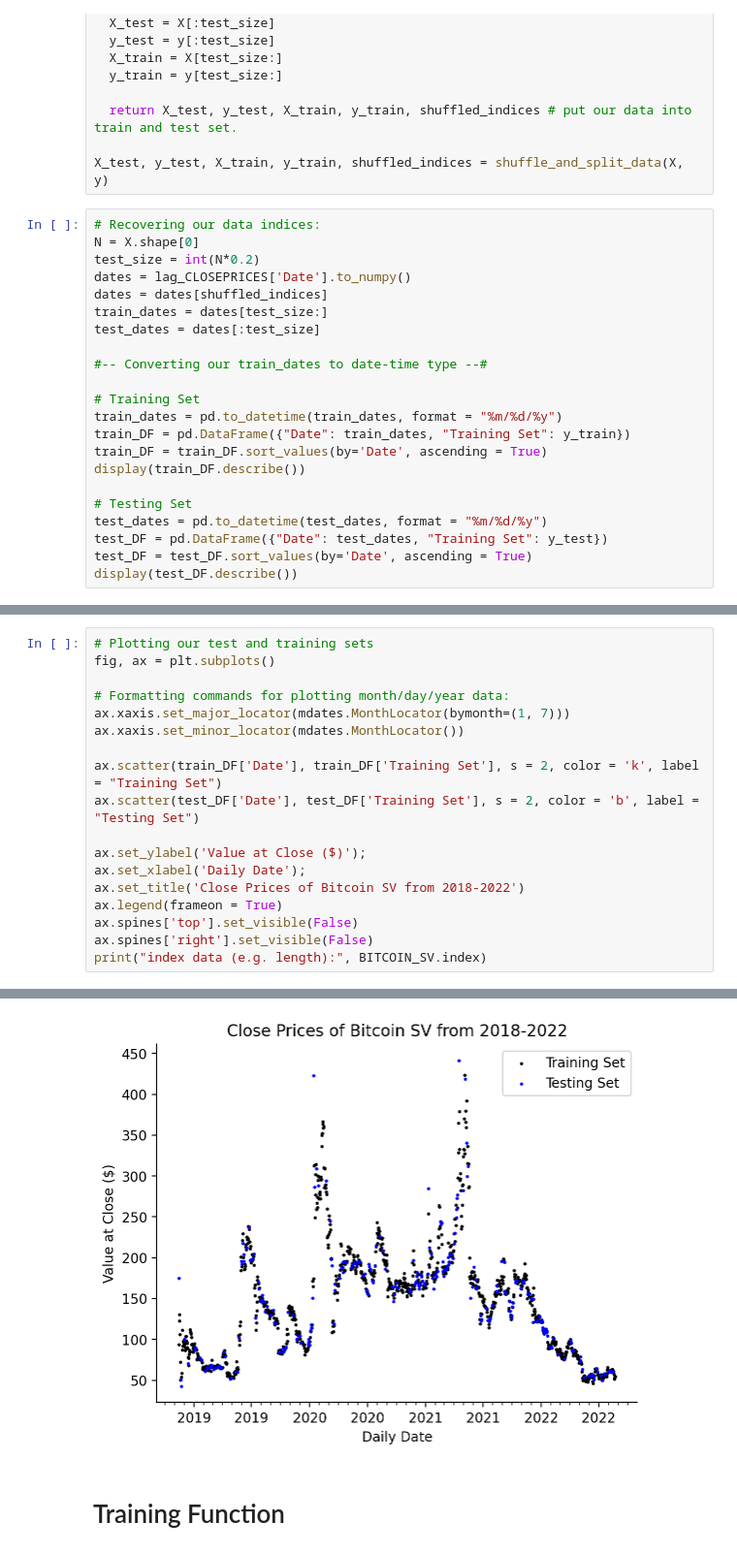
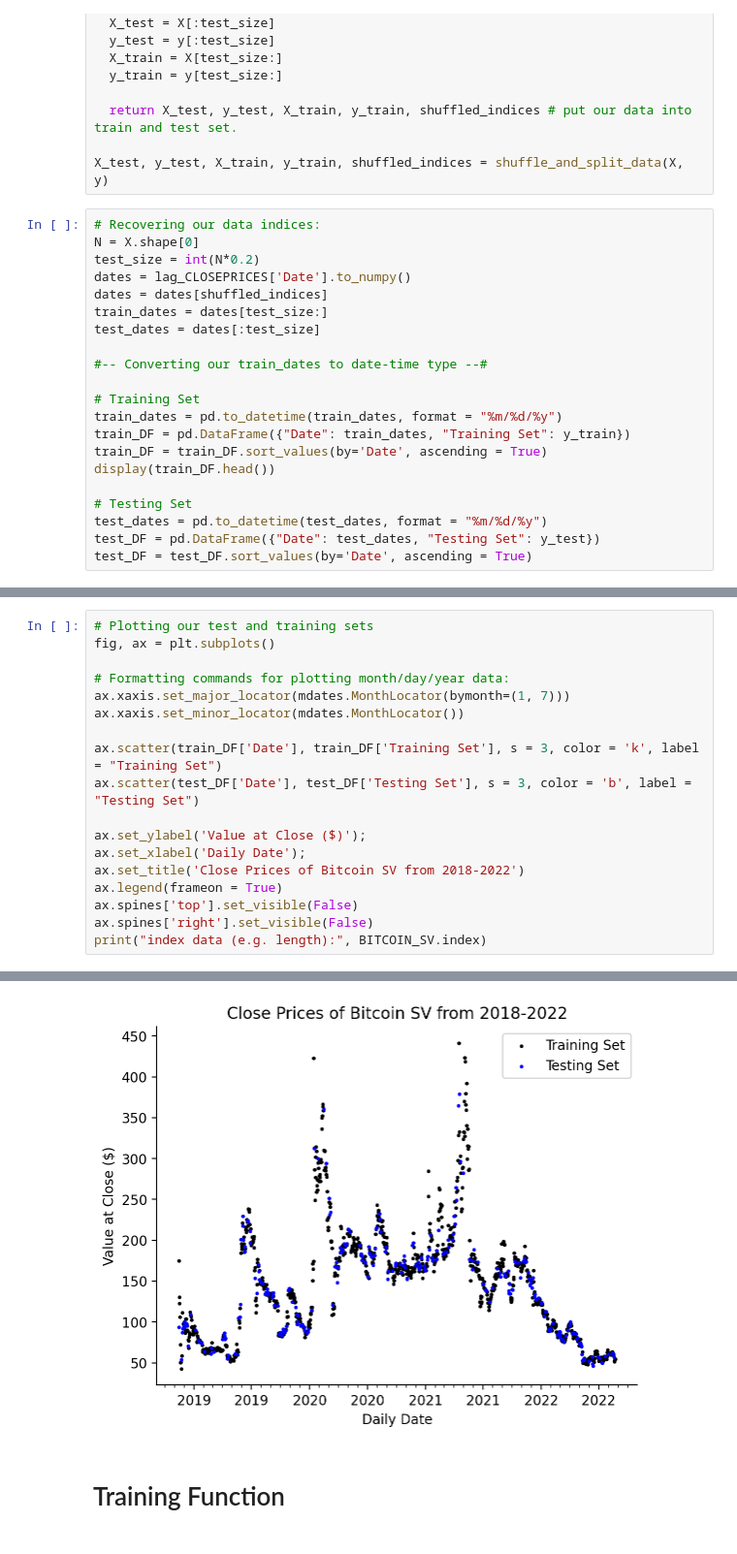
Before and after one commit to ethanchang34/crypto-forecast, a Jupyter notebook: MLP_forecasting.ipynb, the cells around one changed output, grey strips where cells are left out. Shown: that part at 97% size. Drawn from its saved outputs; the diff is of its cells as text.

```diff
--- a/MLP_forecasting.ipynb
+++ b/MLP_forecasting.ipynb
@@ -248,12 +248,11 @@ test_dates = dates[:test_size]
 train_dates = pd.to_datetime(train_dates, format = "%m/%d/%y")
 train_DF = pd.DataFrame({"Date": train_dates, "Training Set": y_train})
 train_DF = train_DF.sort_values(by='Date', ascending = True)
-display(train_DF.describe())
+display(train_DF.head())
 
 # Testing Set
 test_dates = pd.to_datetime(test_dates, format = "%m/%d/%y")
-test_DF = pd.DataFrame({"Date": test_dates, "Training Set": y_test})
+test_DF = pd.DataFrame({"Date": test_dates, "Testing Set": y_test})
 test_DF = test_DF.sort_values(by='Date', ascending = True)
-display(test_DF.describe())
 # %% [output]
 |  | Date | Training Set |
@@ -277,24 +264,24 @@ display(test_DF.describe())
 # %%
 # Plotting our test and training sets
 fig, ax = plt.subplots()
 
 # Formatting commands for plotting month/day/year data:
 ax.xaxis.set_major_locator(mdates.MonthLocator(bymonth=(1, 7)))
 ax.xaxis.set_minor_locator(mdates.MonthLocator())
 
-ax.scatter(train_DF['Date'], train_DF['Training Set'], s = 2, color = 'k', label = "Training Set")
-ax.scatter(test_DF['Date'], test_DF['Training Set'], s = 2, color = 'b', label = "Testing Set")
+ax.scatter(train_DF['Date'], train_DF['Training Set'], s = 3, color = 'k', label = "Training Set")
+ax.scatter(test_DF['Date'], test_DF['Testing Set'], s = 3, color = 'b', label = "Testing Set")
 
 ax.set_ylabel('Value at Close ($)');
 ax.set_xlabel('Daily Date');
 ax.set_title('Close Prices of Bitcoin SV from 2018-2022')
 ax.legend(frameon = True)
 ax.spines['top'].set_visible(False)
 ax.spines['right'].set_visible(False)
 print("index data (e.g. length):", BITCOIN_SV.index)
 # %% [output]
 index data (e.g. length): RangeIndex(start=0, stop=1383, step=1)
-[figure, old version]
+[figure, new version]
 # %% [markdown]
 # Training Function
 # %%
```
Also changed, not shown: parts of 6 cells of this notebook, 1 other file.
